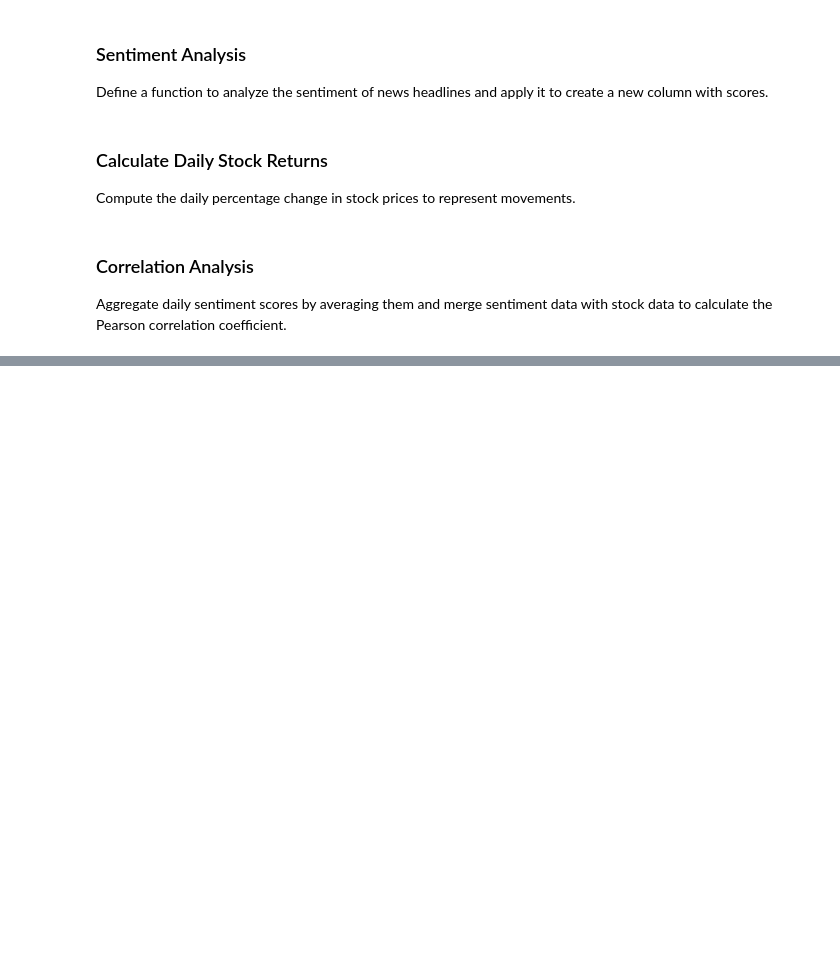
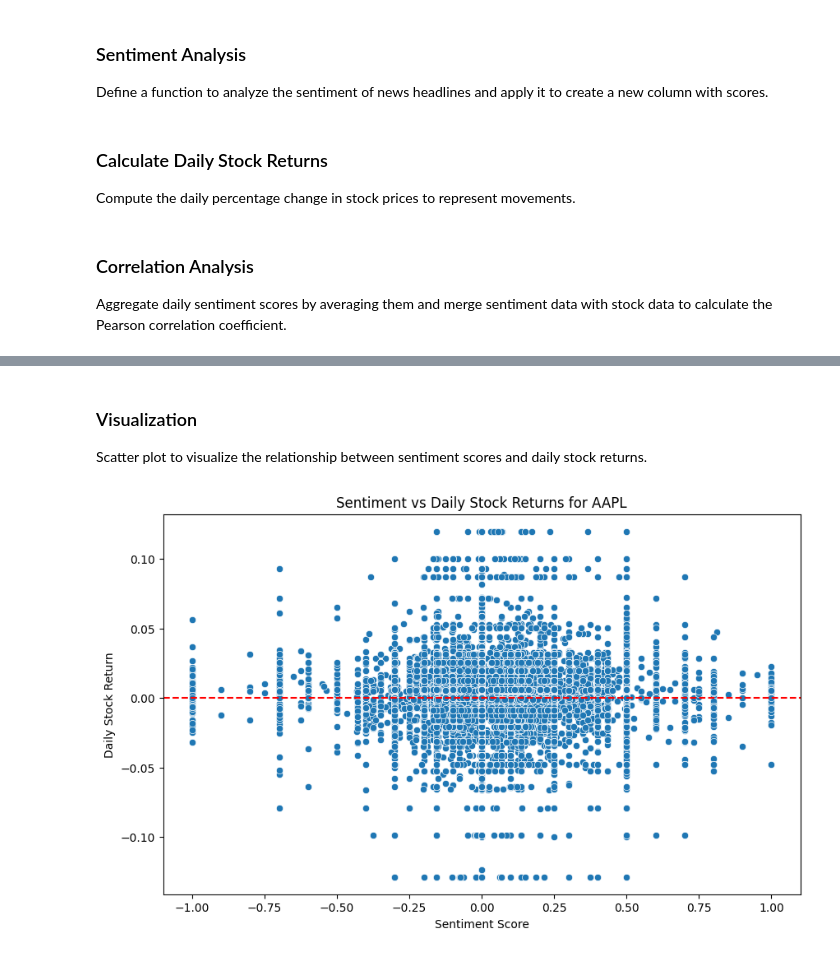
Before and after one commit to metydebebe/financial-news-sentiment-analysis, a Jupyter notebook: notebooks/news_stock_correlation.ipynb, the cells around one changed output, grey strips where cells are left out. Cells and saved outputs as stored; diff of their text form; code cells hidden in the pictures; blank space fills up the shorter version.

Commit message:
update: updated correlation analysis and added visualizations

```diff
--- a/notebooks/news_stock_correlation.ipynb
+++ b/notebooks/news_stock_correlation.ipynb
@@ -192,6 +191,0 @@ daily_sentiment = news_df.groupby('Date')['sentiment'].mean().reset_index()
-# %%
-# For news_df / daily_sentiment
-daily_sentiment['Date'] = daily_sentiment['Date'].dt.tz_localize(None)
-
-# For stock_data (example for AAPL)
-stock_data['AAPL']['Date'] = stock_data['AAPL']['Date'].dt.tz_localize(None)
@@ -197,0 +196,5 @@ stock_data['AAPL']['Date'] = stock_data['AAPL']['Date'].dt.tz_localize(None)
+# %%
+# Calculate daily returns in stock data
+# Calculate daily returns on the stock data before merging.
+
+stock_data['AAPL']['daily_return'] = stock_data['AAPL']['Close'].pct_change()
@@ -198,8 +206,11 @@ stock_data['AAPL']['Date'] = stock_data['AAPL']['Date'].dt.tz_localize(None)
+# %%
+# Drop rows with missing values before correlation
+# Remove rows where sentiment or daily_return is NaN.
+
+combined_df = combined_df.dropna(subset=['sentiment', 'daily_return'])
 # %%
-try:
-    combined_df = pd.merge(stock_data['AAPL'], daily_sentiment, on='Date', how='inner')
-    correlation = combined_df['sentiment'].corr(combined_df['daily_return'])
-    print(f"Pearson correlation coefficient for AAPL: {correlation}")
-except Exception as e:
-    print(f"Error calculating correlation: {e}")
+# print Pearson correlation
+
+correlation = combined_df['sentiment'].corr(combined_df['daily_return'])
+print(f"Pearson correlation coefficient for AAPL: {correlation}")
 # %% [output]
@@ -206,0 +246,17 @@ Pearson correlation coefficient for AAPL: nan
+# %% [markdown]
+### Visualization
+
+Scatter plot to visualize the relationship between sentiment scores and daily stock returns.
+# %%
+import matplotlib.pyplot as plt
+import seaborn as sns
+
+plt.figure(figsize=(10, 6))
+sns.scatterplot(data=combined_df, x='sentiment', y='daily_return')
+plt.title('Sentiment vs Daily Stock Returns for AAPL')
+plt.xlabel('Sentiment Score')
+plt.ylabel('Daily Stock Return')
+plt.axhline(0, color='red', linestyle='--')  # Add a horizontal line at y=0
+plt.show()
+# %% [output]
+[figure, added]
```
Also changed, not shown: parts of 11 cells of this notebook.
